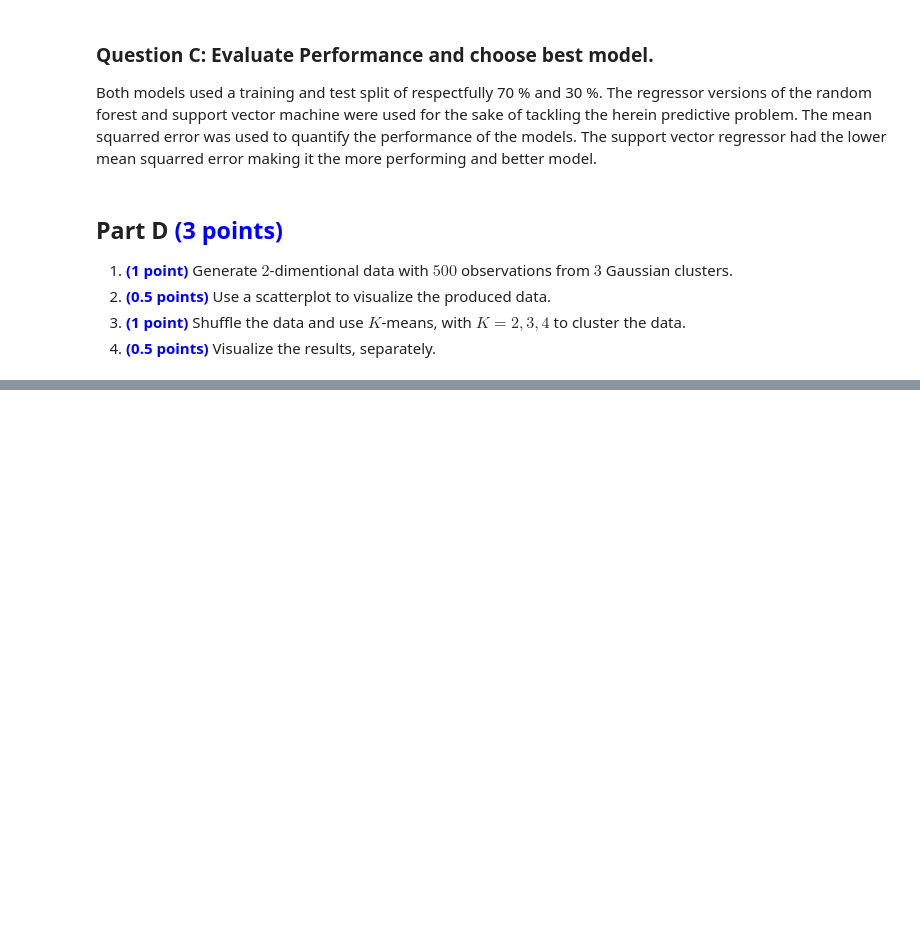
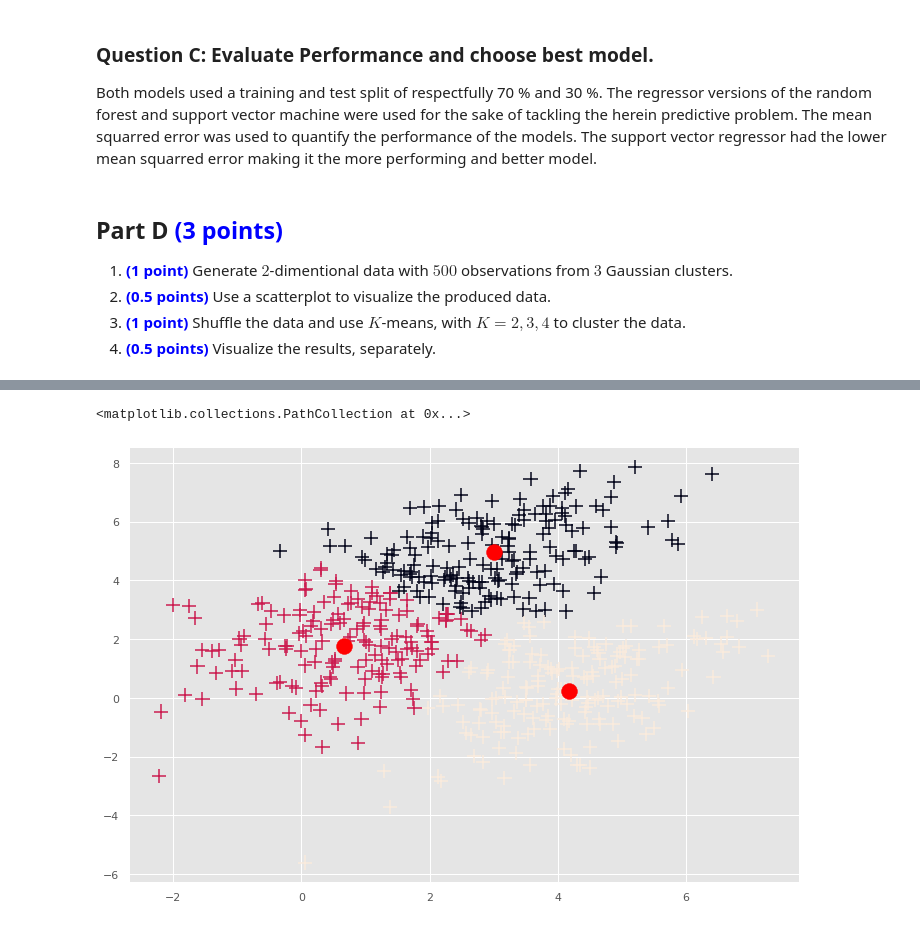
Before and after one commit to ahmedopolis/YCBS-255-Statistical-Machine-Learning, a Jupyter notebook: Assignments/Assignment 3/assignment03_mcgill_ahmedibrahim.ipynb, the cells around one changed output, grey strips where cells are left out. Saved outputs shown, nothing was run; the diff lists cells and outputs as text; code cells hidden in the pictures; blank space fills up the shorter version.

```diff
--- a/Assignments/Assignment 3/assignment03_mcgill_ahmedibrahim.ipynb
+++ b/Assignments/Assignment 3/assignment03_mcgill_ahmedibrahim.ipynb
@@ -671,0 +587,9 @@ Both models used a training and test split of respectfully 70 % and 30 %. The re
+# %%
+# Plot scatter plot for K = 3
+centroids = centroids_list[1]
+figsize = plt.figure(figsize = (12,8))
+plt.scatter(data_s['x'], data_s['y'], c = labels_list[1], s = 200, marker = "+")
+plt.scatter(centroids[:,0], centroids[:,1], c = 'red', s = 1000, marker = ".")
+# %% [output]
+<matplotlib.collections.PathCollection at 0x...>
+[figure, added]
```
Also changed, not shown: parts of 29 cells of this notebook.
